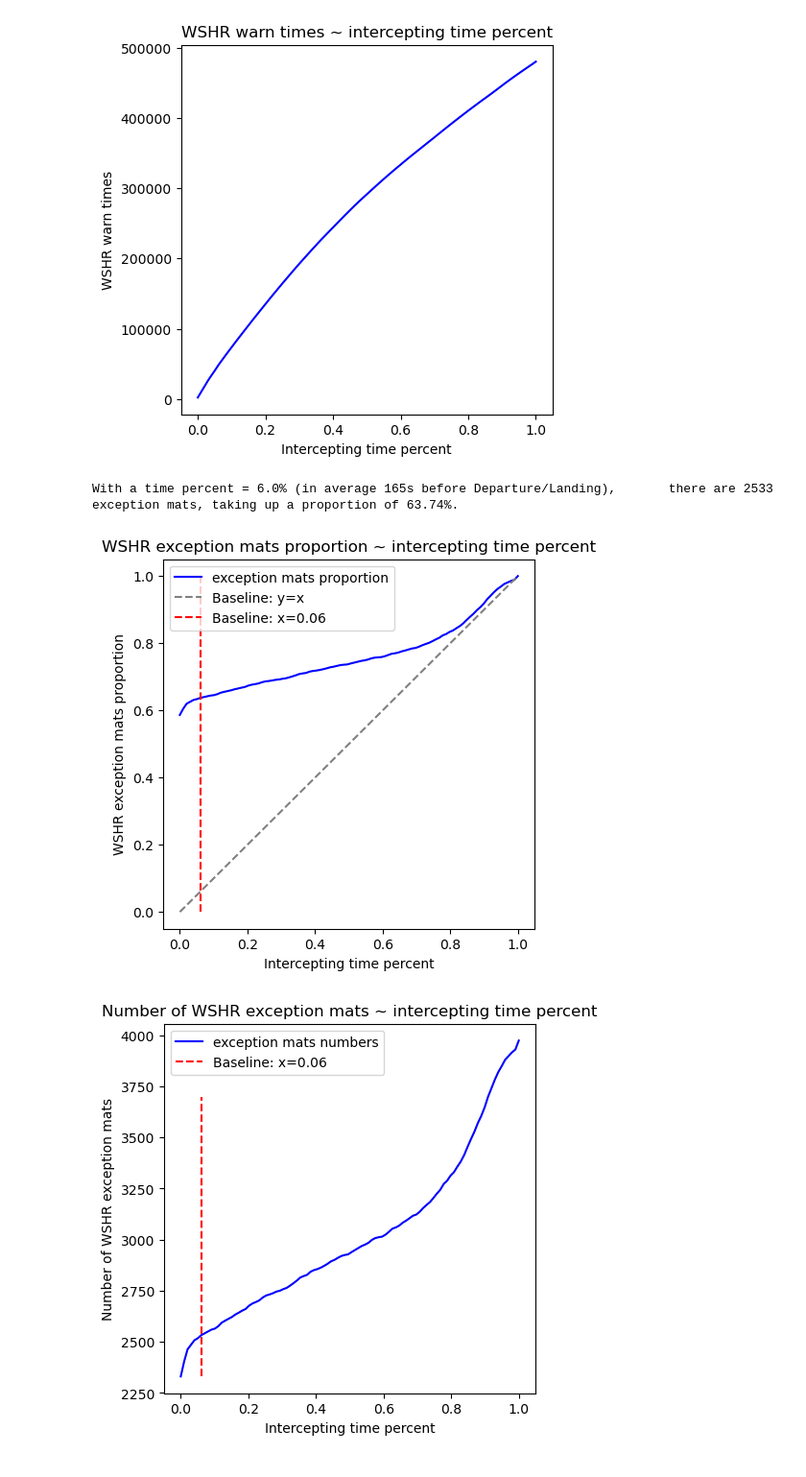
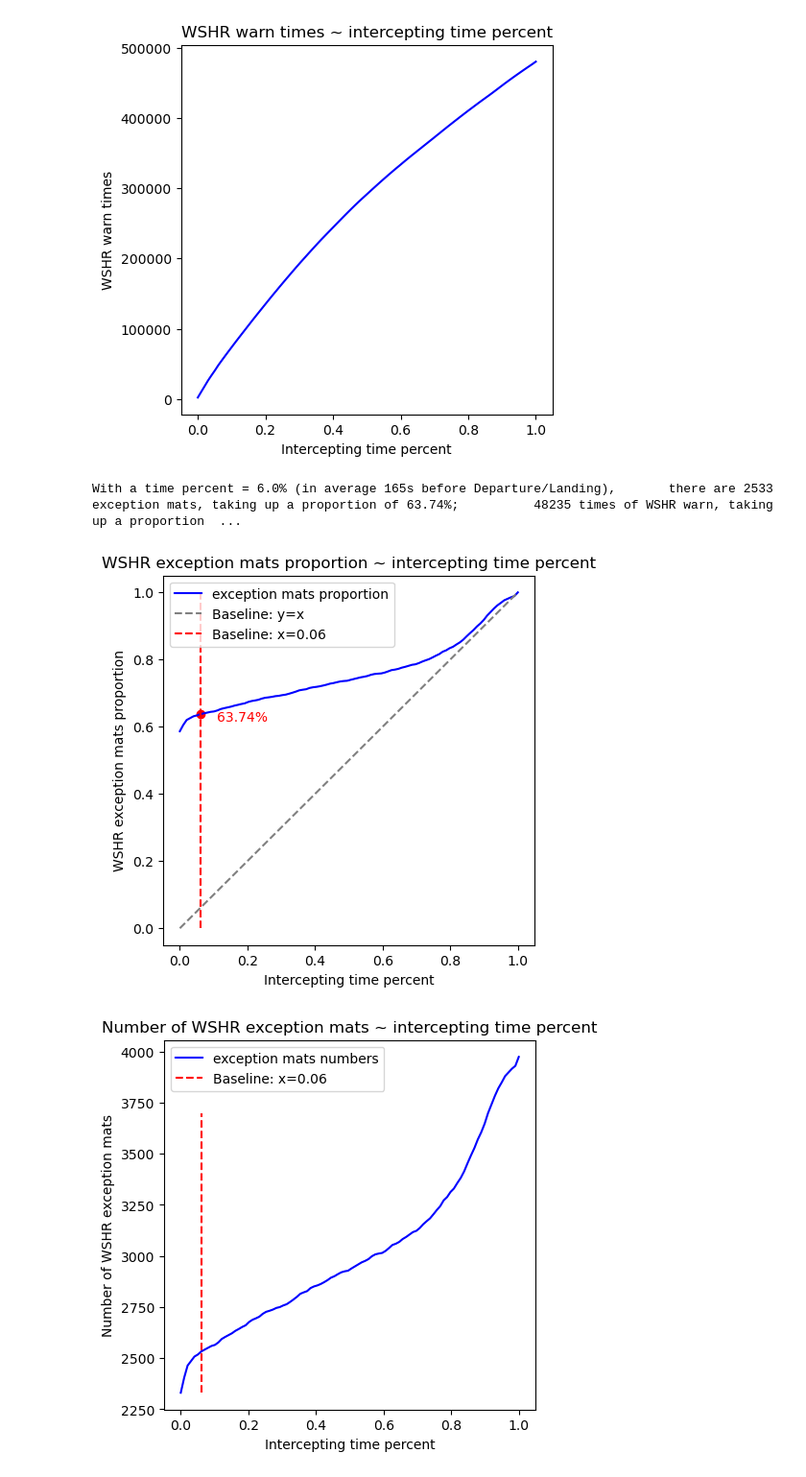
Before and after one commit to srt-uncertainty-wind/code, a Jupyter notebook: WSHR_time_summary.ipynb, the cells around one changed output. Shown at 96% size. Cells and saved outputs as stored; diff of their text form; code cells hidden in the pictures.

```diff
--- a/WSHR_time_summary.ipynb
+++ b/WSHR_time_summary.ipynb
@@ -41,7 +41,7 @@ for e_folder_path in exception_folder_paths:
             if t <= len(wshr_data)/2:
                 wshr_warn_time_list_f.append(t)
             else:
-                wshr_warn_time_list_b.append(t-int(len(wshr_data)/2))
+                wshr_warn_time_list_b.append(len(wshr_data)-1-t)
 
         e_mat_marker = e_mat_path.split('\\')[-2] + '/' + e_mat_path.split('\\')[-1]
 
@@ -149,10 +150,30 @@ WSHR warns in [2331 2327 2323] cases in total 3974 warn mats at: [0 1 2]
 import matplotlib.patches as patches
 
 # 截取起飞和降落前160s，统计WSHR异常占比
+# 统计异常数据占比
 warn_times_160_f = sum([y_times_f[i] for i, x in enumerate(x_warn_time_f) if x <= 160])
 warn_times_160_b = sum([y_times_b[i] for i, x in enumerate(x_warn_time_b) if x <= 160])
 print(warn_times_160_f, warn_times_160_b, sum(y_times_f), sum(y_times_b))
 warn_times_160_rate = (warn_times_160_f + warn_times_160_b) / (sum(y_times_f) + sum(y_times_b))
+print(warn_times_160_rate)
+# 统计异常mat占比
+warn_mats_160_sum = 0
+for e_mat_marker in wshr_warn_time_dict.keys():
+    wshr_data_len = wshr_len_dict[e_mat_marker]
+    break_flag = False
+    for t in wshr_warn_time_dict_f[e_mat_marker]:
+        if t <= 160:
+            warn_mats_160_sum += 1
+            break_flag = True
+            break
+    if not break_flag:
+        for t in wshr_warn_time_dict_b[e_mat_marker]:
+            if t <= 160:
+                warn_mats_160_sum += 1
+                break
+print(warn_mats_160_sum)
+print(warn_mats_160_sum / 3974)
+
 
 # 可视化
 plt.figure(figsize=(10, 5))
@@ -167,6 +188,6 @@ plt.vlines(160, 0, np.max(y_times_f), colors='r', linestyles='--', label='160s_l
 plt.xlabel("Time counted from Departure/Landing until Mid-journey (s)")
 plt.ylabel("Warn Times (times)")
 plt.title(f"Warn Times ~ Time, Warn {warn_times_160_f+warn_times_160_b} times ({warn_times_160_rate*100:.2f}%) in 160s before Departure/Landing")
-plt.legend(labels=['control limit at time = 160s'])
+# plt.legend(labels=['control limit at time = 160s'])
 plt.show()
 # %% [output]
@@ -267,34 +291,49 @@ def CountEmatsinTimePercent(time_per):
     return e_mats_sum
 
 emats_num_inTimePer_list = [CountEmatsinTimePercent(time_per) for time_per in time_percent_array]
 emats_percent_inTimePer_list = [times/3974 for times in emats_num_inTimePer_list]
 
 # 给定截取时间比例
 moment_num = 6 # momemt为3时增长就很缓慢了
 time_per = 0.01*moment_num
 print(f"With a time percent = {time_per*100}% (in average {int(np.mean([time_per*wshr_data_len for wshr_data_len in wshr_len_dict.values()]))}s before Departure/Landing), \
-      there are {emats_num_inTimePer_list[moment_num]} exception mats, taking up a proportion of {round(emats_percent_inTimePer_list[moment_num]*100,2)}%.")
+      there are {emats_num_inTimePer_list[moment_num]} exception mats, taking up a proportion of {round(emats_percent_inTimePer_list[moment_num]*100,2)}%;\
+          {warn_times_inTimePer_list[moment_num]} times of WSHR warn, taking up a proportion of {round(warn_percent_inTimePer_list[moment_num]*100, 2)}%.")
 
 # 可视化
 plt.figure(figsize=(5, 5))
 plt.plot(time_percent_array, emats_percent_inTimePer_list, 'b-', label='exception mats proportion')
 plt.plot(np.linspace(0, min(time_percent_array[-1], emats_percent_inTimePer_list[-1]), 10), np.linspace(0, min(time_percent_array[-1], emats_percent_inTimePer_list[-1]), 10), color='gray', linestyle='dashed', label='Baseline: y=x')
 plt.vlines(time_per, 0, 1, color='red', linestyle='dashed', label='Baseline: x=%.2f'%time_per)
+plt.scatter(time_per, emats_percent_inTimePer_list[moment_num], color='r', marker='o')
+plt.text(time_per+0.05, emats_percent_inTimePer_list[moment_num]-0.02, s = str(round(emats_percent_inTimePer_list[moment_num]*100,2))+'%', color='r')
 plt.xlabel('Intercepting time percent')
 plt.ylabel('WSHR exception mats proportion')
 plt.title('WSHR exception mats proportion ~ intercepting time percent')
 plt.legend()
 plt.show()
 
 plt.figure(figsize=(5, 5))
 plt.plot(time_percent_array, emats_num_inTimePer_list, 'b-', label='exception mats numbers')
 plt.vlines(time_per, min(emats_num_inTimePer_list), 3700, color='red', linestyle='dashed', label='Baseline: x=%.2f'%time_per)
 plt.xlabel('Intercepting time percent')
 plt.ylabel('Number of WSHR exception mats')
 plt.title('Number of WSHR exception mats ~ intercepting time percent')
 plt.legend()
 plt.show()
+
+plt.figure(figsize=(5, 5))
+plt.plot(time_percent_array, warn_percent_inTimePer_list, 'b-', label='warn times proportion')
+plt.plot(np.linspace(0, min(time_percent_array[-1], warn_percent_inTimePer_list[-1]), 10), np.linspace(0, min(time_percent_array[-1], warn_percent_inTimePer_list[-1]), 10), color='gray', linestyle='dashed', label='Baseline: y=x')
+plt.vlines(time_per, 0, 1, color='red', linestyle='dashed', label='Baseline: x=%.2f'%time_per)
+plt.scatter(time_per, warn_percent_inTimePer_list[moment_num], color='r', marker='o')
+plt.text(time_per+0.05, warn_percent_inTimePer_list[moment_num]-0.02, s = str(round(warn_percent_inTimePer_list[moment_num]*100,2))+'%', color='r')
+plt.xlabel('Intercepting time percent')
+plt.ylabel('WSHR warn times proportion')
+plt.title('WSHR warn times proportion ~ intercepting time percent')
+plt.legend()
+plt.show()
 # %% [output]
-With a time percent = 6.0% (in average 165s before Departure/Landing),       there are 2533 exception mats, taking up a proportion of 63.74%.
+With a time percent = 6.0% (in average 165s before Departure/Landing),       there are 2533 exception mats, taking up a proportion of 63.74%;          48235 times of WSHR warn, taking up a proportion  ...
-[figure, old version]
+[figure, new version]
 [figure]
```
Also changed, not shown: parts of 3 cells of this notebook.
